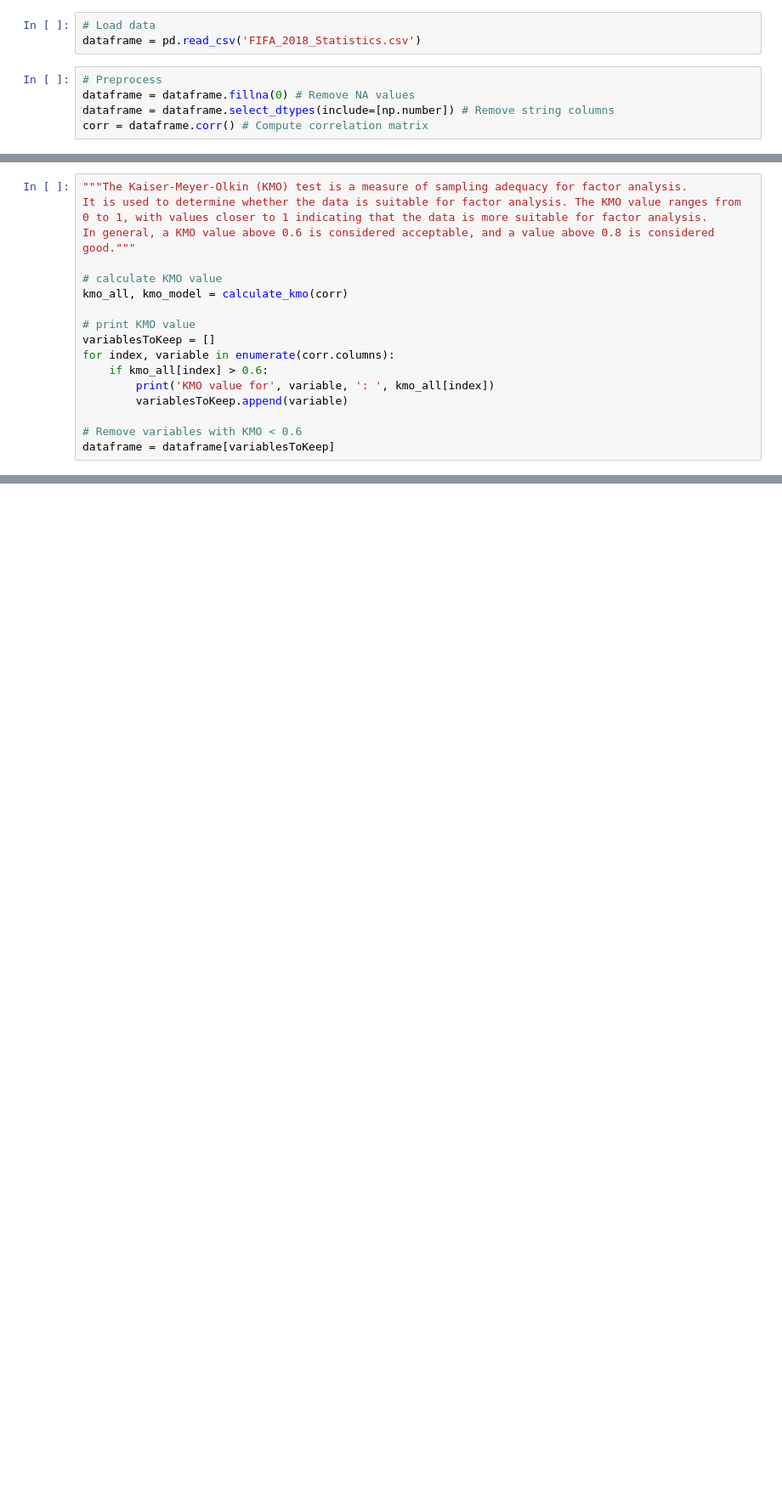
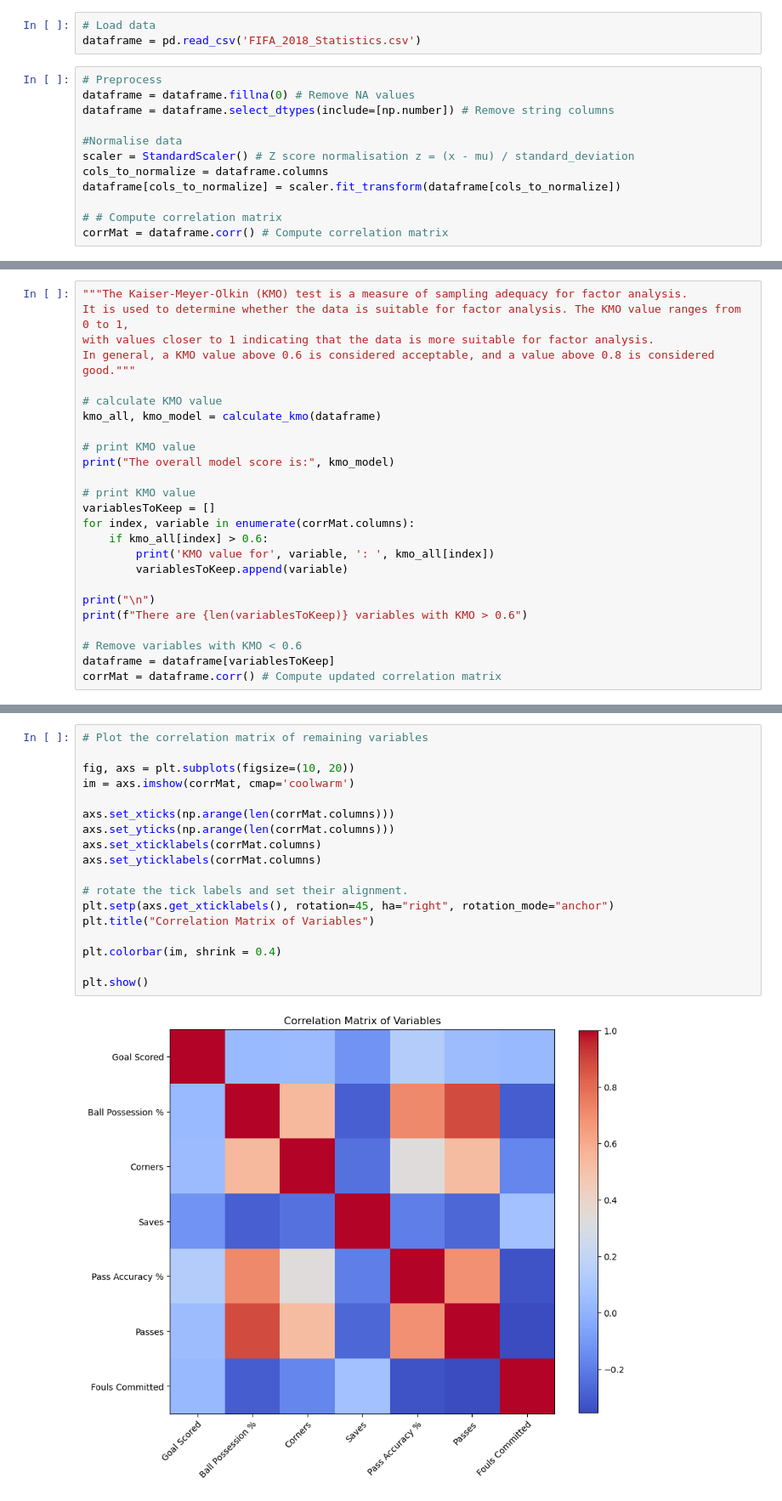
Before and after one commit to lrfreeman/modelSandbox, a Jupyter notebook: Disentanglement/fa.ipynb, the cells around one changed output, grey strips where cells are left out. Shown at 85% size. Drawn from its saved outputs; the diff is of its cells as text; blank space fills up the shorter version.

```diff
--- a/Disentanglement/fa.ipynb
+++ b/Disentanglement/fa.ipynb
@@ -15,4 +19,11 @@ dataframe = pd.read_csv('FIFA_2018_Statistics.csv')
 # Preprocess
 dataframe = dataframe.fillna(0) # Remove NA values
 dataframe = dataframe.select_dtypes(include=[np.number]) # Remove string columns
-corr = dataframe.corr() # Compute correlation matrix
+
+#Normalise data
+scaler = StandardScaler() # Z score normalisation z = (x - mu) / standard_deviation
+cols_to_normalize = dataframe.columns
+dataframe[cols_to_normalize] = scaler.fit_transform(dataframe[cols_to_normalize])
+
+# # Compute correlation matrix
+corrMat = dataframe.corr() # Compute correlation matrix
@@ -19,18 +44,26 @@ corr = dataframe.corr() # Compute correlation matrix
 # %%
 """The Kaiser-Meyer-Olkin (KMO) test is a measure of sampling adequacy for factor analysis.
-It is used to determine whether the data is suitable for factor analysis. The KMO value ranges from 0 to 1, with values closer to 1 indicating that the data is more suitable for factor analysis.
+It is used to determine whether the data is suitable for factor analysis. The KMO value ranges from 0 to 1,
+with values closer to 1 indicating that the data is more suitable for factor analysis.
 In general, a KMO value above 0.6 is considered acceptable, and a value above 0.8 is considered good."""
 
 # calculate KMO value
-kmo_all, kmo_model = calculate_kmo(corr)
+kmo_all, kmo_model = calculate_kmo(dataframe)
+
+# print KMO value
+print("The overall model score is:", kmo_model)
 
 # print KMO value
 variablesToKeep = []
-for index, variable in enumerate(corr.columns):
+for index, variable in enumerate(corrMat.columns):
     if kmo_all[index] > 0.6:
         print('KMO value for', variable, ': ', kmo_all[index])
         variablesToKeep.append(variable)
 
+print("\n")
+print(f"There are {len(variablesToKeep)} variables with KMO > 0.6")
+
 # Remove variables with KMO < 0.6
 dataframe = dataframe[variablesToKeep]
+corrMat = dataframe.corr() # Compute updated correlation matrix
 # %% [output]
@@ -42,0 +81,20 @@ KMO value for Own goals :  0.6623291411373146
+# %%
+# Plot the correlation matrix of remaining variables
+
+fig, axs = plt.subplots(figsize=(10, 20))
+im = axs.imshow(corrMat, cmap='coolwarm')
+
+axs.set_xticks(np.arange(len(corrMat.columns)))
+axs.set_yticks(np.arange(len(corrMat.columns)))
+axs.set_xticklabels(corrMat.columns)
+axs.set_yticklabels(corrMat.columns)
+
+# rotate the tick labels and set their alignment.
+plt.setp(axs.get_xticklabels(), rotation=45, ha="right", rotation_mode="anchor")
+plt.title("Correlation Matrix of Variables")
+
+plt.colorbar(im, shrink = 0.4)
+
+plt.show()
+# %% [output]
+[figure, added]
```
Also changed, not shown: parts of 8 cells of this notebook.
